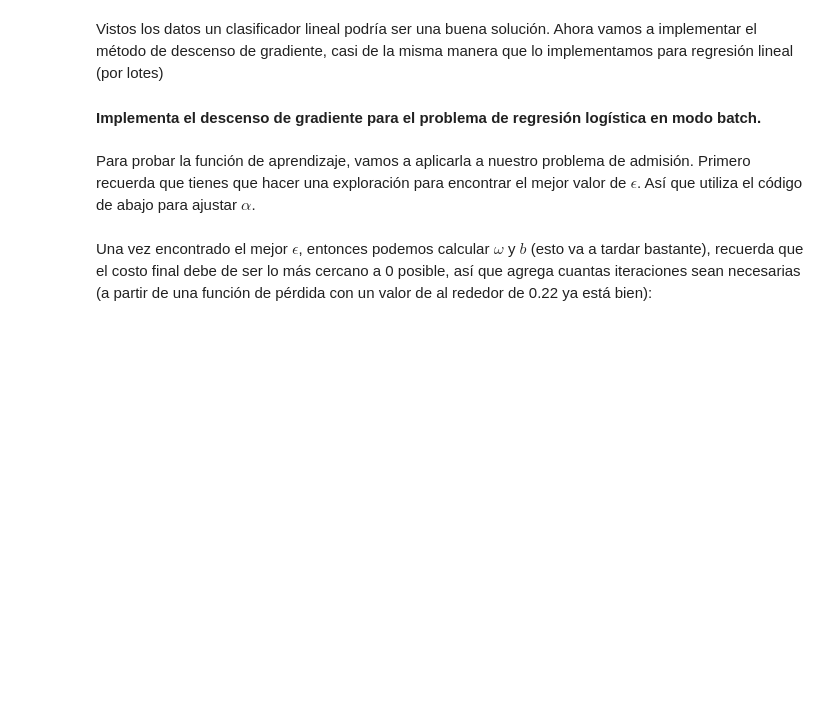
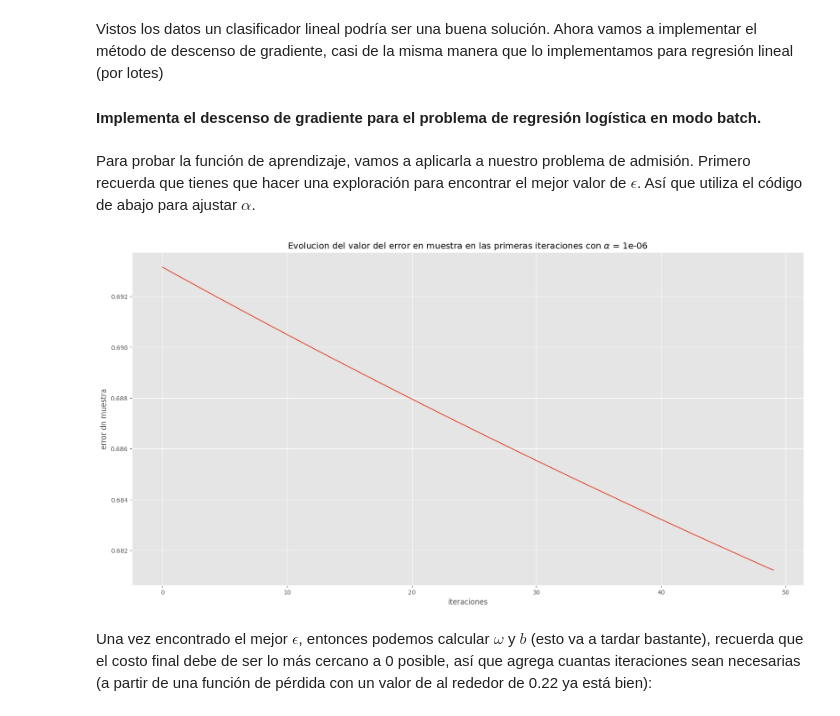
Before and after one commit to Ricardo050427/2-Aprendizaje-2026, a Jupyter notebook: reg_logistica.ipynb, the cells around one changed output. Drawn from its saved outputs; the diff is of its cells as text; code cells hidden in the pictures; blank space fills up the shorter version.

Commit message:
lineal y logistica cambios

```diff
--- a/reg_logistica.ipynb
+++ b/reg_logistica.ipynb
@@ -139,10 +142,10 @@ def gradiente(x, a, w, b):
     M = x.shape[0]
 
     z = x @ w + b
-    a_hat =
+    a_hat = logistica(z)
 
-    dw = None
-    db = None
+    dw = - (1 / M) * (x.T @ (a - a_hat))
+    db = - (1 / M) * np.sum(a - a_hat)
 
     return dw, db
 
@@ -218,29 +223,36 @@ def descenso_rl_lotes(x, a, nu, max_iter=int(1e4), historial=False):
         error_hist = None
 
     for epoch in range(1, max_iter):
-        # Agregar aqui tu código
-        #
-        # Recuerda utilizar las funciones que ya has desarrollado
-        dw, db = None
+        z = np.dot(x, w) + b
 
-        w = None
-        b = None
+        y_est = 1 / (1 + np.exp(-z))
+        error = y_est - a
+
+        dw = (1/M) * np.dot(x.T, error)
+        db = np.mean(error)
+
+        w -= nu * dw
+        b -= nu * db
 
         if historial:
-            error_hist[epoch] = None
+            epsilon = 1e-15
+            loss = -np.mean(a * np.log(y_est + epsilon) + (1 - a) * np.log(1 - y_est + epsilon))
+            error_hist[epoch] = loss
     return w, b, error_hist
 # %% [markdown]
 Para probar la función de aprendizaje, vamos a aplicarla a nuestro problema de admisión. Primero recuerda que tienes que hacer una exploración para encontrar el mejor valor de $\epsilon$. Así que utiliza el código de abajo para ajustar $\alpha$.
 # %%
 alpha = 1e-6
 epochs = 50
 _, _, error_hist = descenso_rl_lotes(x, y, alpha, max_iter=epochs, historial=True)
 
-plt.plot(np.arange(mi), error_hist)
+plt.plot(np.arange(epochs), error_hist)
 plt.title(r'Evolucion del valor del error en muestra en las primeras iteraciones con $\alpha$ = ' + str(alpha))
 plt.xlabel('iteraciones')
 plt.ylabel('error dn muestra')
 plt.show()
+# %% [output]
+[figure, added]
 # %% [markdown]
 Una vez encontrado el mejor $\epsilon$, entonces podemos calcular $\omega$ y $b$ (esto va a tardar bastante), recuerda que el costo final debe de ser lo más cercano a 0 posible, así que agrega cuantas iteraciones sean necesarias (a partir de una función de pérdida con un valor de al rededor de 0.22 ya está bien):
 # %%
```
Also changed, not shown: parts of 6 cells of this notebook, 1 other file.
